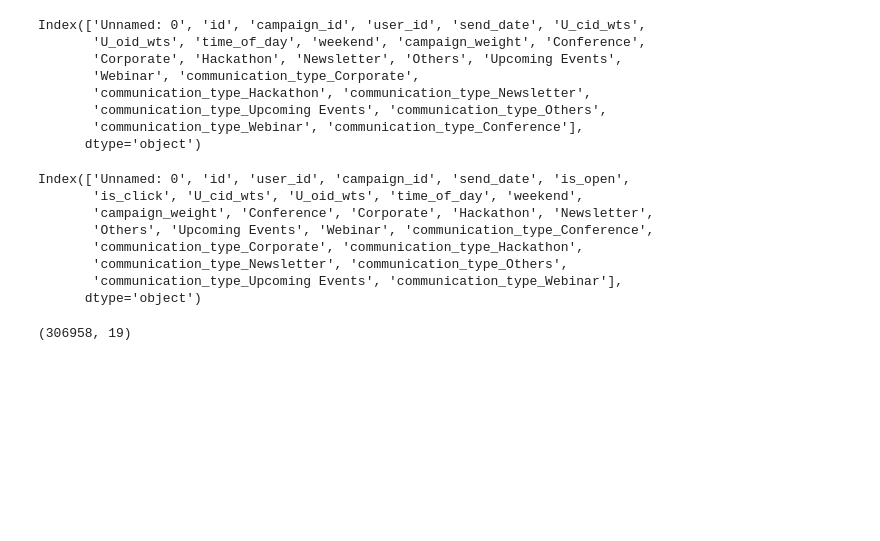
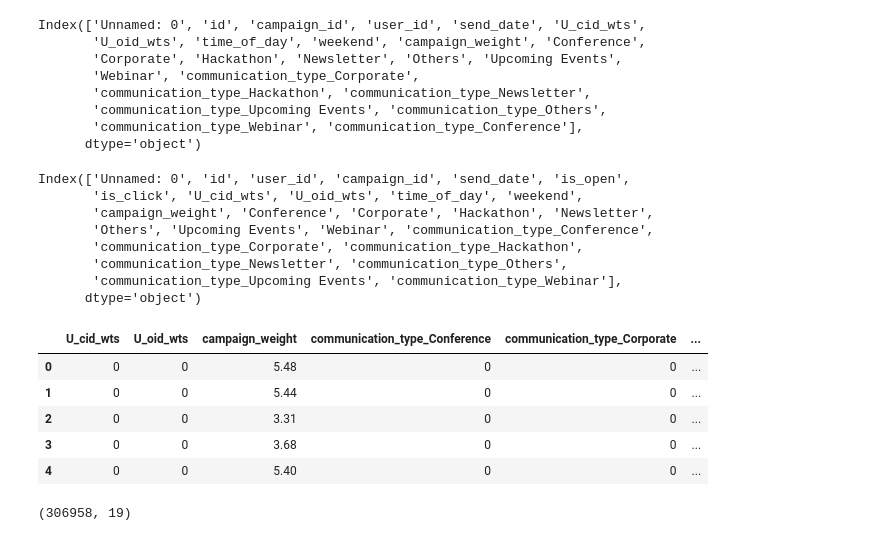
Before and after one commit to BabaCafe/Click-Prediction-AV-Hackathon, a Jupyter notebook: Click.ipynb, the cells around one changed output. Drawn from its saved outputs; the diff is of its cells as text; code cells hidden in the pictures; blank space fills up the shorter version.

```diff
--- a/Click.ipynb
+++ b/Click.ipynb
@@ -1181,6 +1162,14 @@ P=['U_cid_wts','U_oid_wts','campaign_weight','communication_type_Conference',
        'Upcoming Events', 'Webinar','time_of_day', 'weekend']
 # %%
 Xtest=data[P]
+Xtest.head()
+# %% [output]
+|  | U_cid_wts | U_oid_wts | campaign_weight | communication_type_Conference | communication_type_Corporate | ... |
+| 0 | 0 | 0 | 5.48 | 0 | 0 | ... |
+| 1 | 0 | 0 | 5.44 | 0 | 0 | ... |
+| 2 | 0 | 0 | 3.31 | 0 | 0 | ... |
+| 3 | 0 | 0 | 3.68 | 0 | 0 | ... |
+| 4 | 0 | 0 | 5.40 | 0 | 0 | ... |
 # %%
 target=data['is_click']
 # %%
```
Also changed, not shown: parts of 3 cells of this notebook.
